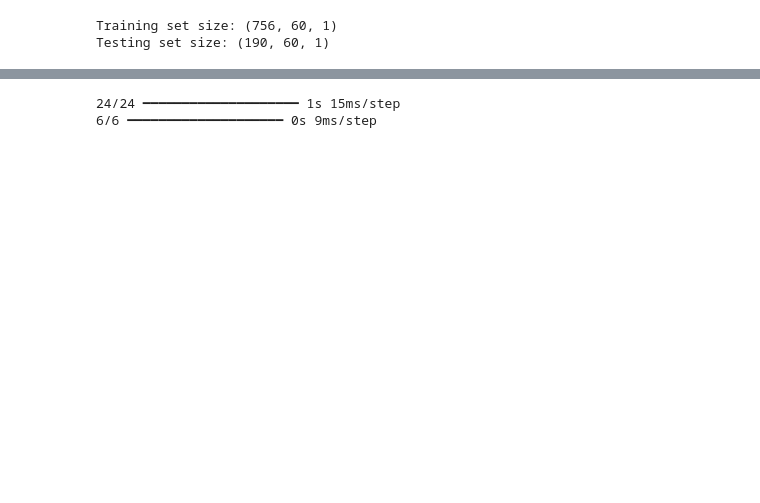
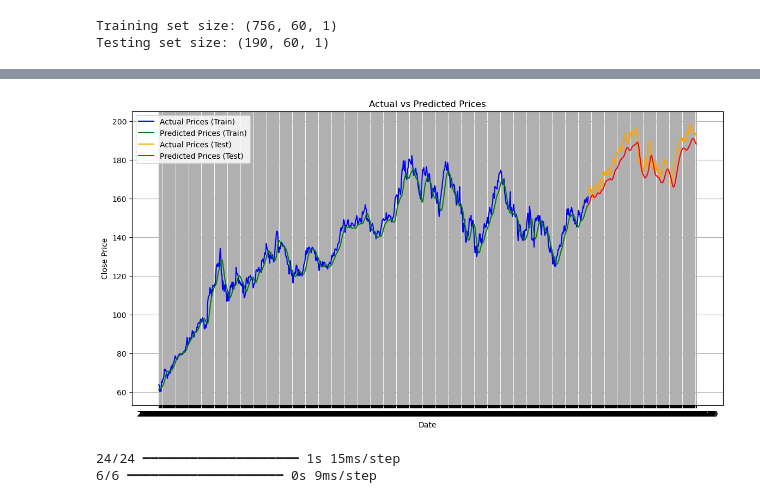
Before and after one commit to ysabharw/QuantInsight, a Jupyter notebook: lstm_modeling.ipynb, the cells around one changed output, grey strips where cells are left out. Drawn from its saved outputs; the diff is of its cells as text; code cells hidden in the pictures; blank space fills up the shorter version.

```diff
--- a/lstm_modeling.ipynb
+++ b/lstm_modeling.ipynb
@@ -173,3 +204,30 @@ plt.show()
+# %%
+# Flatten the predictions and original values to remove the extra dimension
+# This step ensures that predictions and actual values are 1-dimensional arrays for proper alignment during plotting
+test_predictions = test_predictions.flatten()  # Flatten the test predictions array
+y_test_original = y_test_original.flatten()    # Flatten the original test values array
+train_predictions = train_predictions.flatten()  # Flatten the train predictions array
+y_train_original = y_train_original.flatten()    # Flatten the original train values array
+
+# Adjust the test_dates to match the length of the testing predictions
+# This ensures the dates align correctly with the actual and predicted values for the test set
+test_dates = data['Date'].iloc[train_size + time_step:train_size + time_step + len(y_test_original)]
+
+# Plot the training and testing results
+# This visualization helps compare actual vs predicted prices for both training and testing datasets
+plt.figure(figsize=(14, 7))
+plt.plot(train_dates, y_train_original, label='Actual Prices (Train)', color='blue')  # Actual prices during training
+plt.plot(train_dates, train_predictions, label='Predicted Prices (Train)', color='green')  # Predicted prices during training
+plt.plot(test_dates, y_test_original, label='Actual Prices (Test)', color='orange')  # Actual prices during testing
+plt.plot(test_dates, test_predictions, label='Predicted Prices (Test)', color='red')  # Predicted prices during testing
+plt.title("Actual vs Predicted Prices")
+plt.xlabel("Date")
+plt.ylabel("Close Price")
+plt.legend()
+plt.grid(True)  # Enable grid for better visual guidance
+plt.show()
+# %% [output]
+[figure, added]
 # %%
 # Make predictions
 train_predictions = model.predict(X_train)
```
Also changed, not shown: parts of 11 cells of this notebook, 3 other files.
